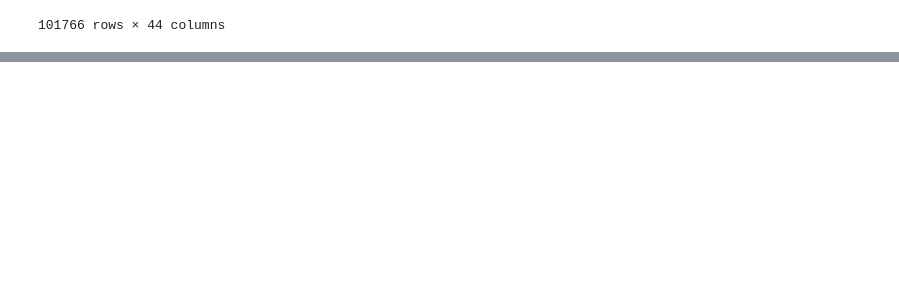
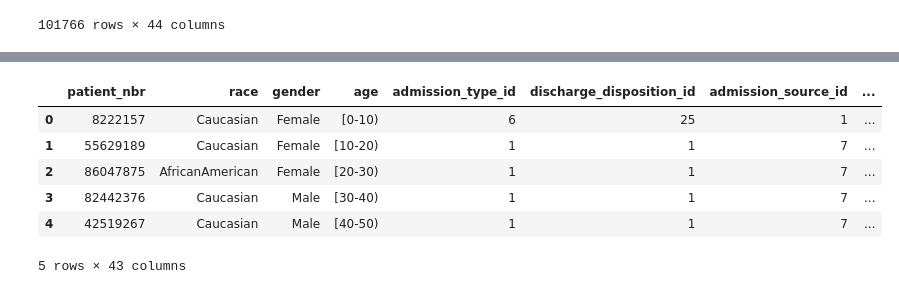
Before and after one commit to TGurke13/Group-Project2, a Jupyter notebook: main_joe.ipynb, the cells around one changed output, grey strips where cells are left out. Cells and saved outputs as stored; diff of their text form; code cells hidden in the pictures; blank space fills up the shorter version.

```diff
--- a/main_joe.ipynb
+++ b/main_joe.ipynb
@@ -91,0 +132,15 @@ diabetes
+# %%
+diabetes['readmitted'] = diabetes['readmitted'].astype(int)
+y = diabetes['readmitted']
+# %%
+X = diabetes.drop(columns=['readmitted'])
+#X = pd.get_dummies(X)
+X.head()
+# %% [output]
+|  | patient_nbr | race | gender | age | admission_type_id | discharge_disposition_id | admission_source_id | ... |
+| 0 | 8222157 | Caucasian | Female | [0-10) | 6 | 25 | 1 | ... |
+| 1 | 55629189 | Caucasian | Female | [10-20) | 1 | 1 | 7 | ... |
+| 2 | 86047875 | AfricanAmerican | Female | [20-30) | 1 | 1 | 7 | ... |
+| 3 | 82442376 | Caucasian | Male | [30-40) | 1 | 1 | 7 | ... |
+| 4 | 42519267 | Caucasian | Male | [40-50) | 1 | 1 | 7 | ... |
+5 rows × 43 columns
```
Also changed, not shown: parts of 25 cells of this notebook.
